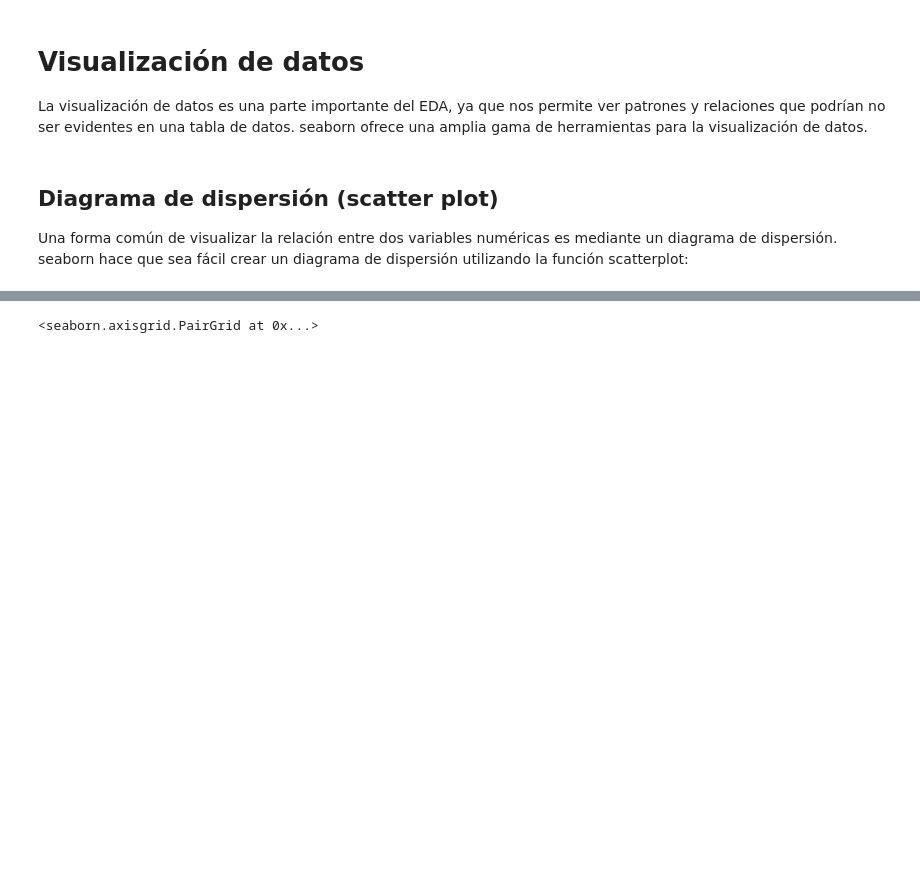
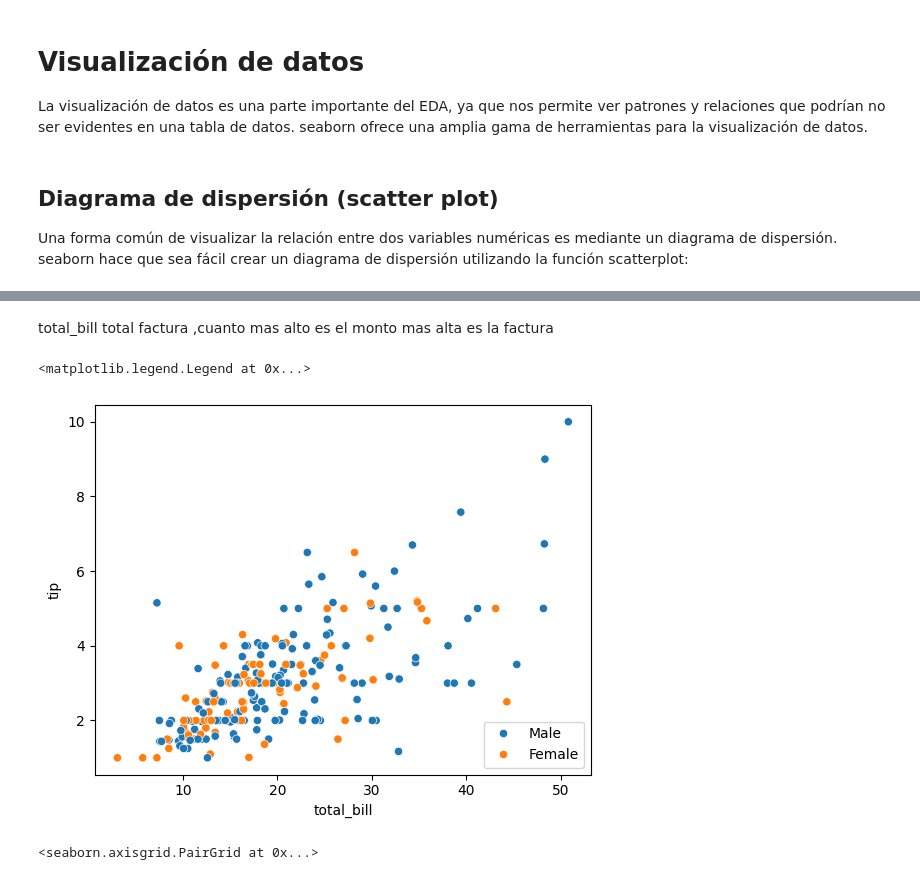
Before and after one commit to GuilleHern3030/ifts33-desarrollo-ia-grupo-1, a Jupyter notebook: entrega-1/ejemplo-profesora.ipynb, the cells around one changed output, grey strips where cells are left out. Cells and saved outputs as stored; diff of their text form; code cells hidden in the pictures; blank space fills up the shorter version.

```diff
--- a/entrega-1/ejemplo-profesora.ipynb
+++ b/entrega-1/ejemplo-profesora.ipynb
@@ -235,4 +250,13 @@ WARNING:matplotlib.legend:No artists with labels found to put in legend.  Note t
 [figure]
+# %% [markdown]
+total_bill total factura ,cuanto mas alto es el monto mas alta es la factura
+# %%
+import matplotlib.pyplot as plt
+sns.scatterplot(x="total_bill", y="tip", data=tips, hue='sex') #palette='viridis'
+plt.legend(loc='lower right')
+# %% [output]
+<matplotlib.legend.Legend at 0x...>
+[figure, added]
 # %%
 sns.pairplot(tips) #, hue='day')
 # %% [output]
```
Also changed, not shown: parts of 36 cells of this notebook.
